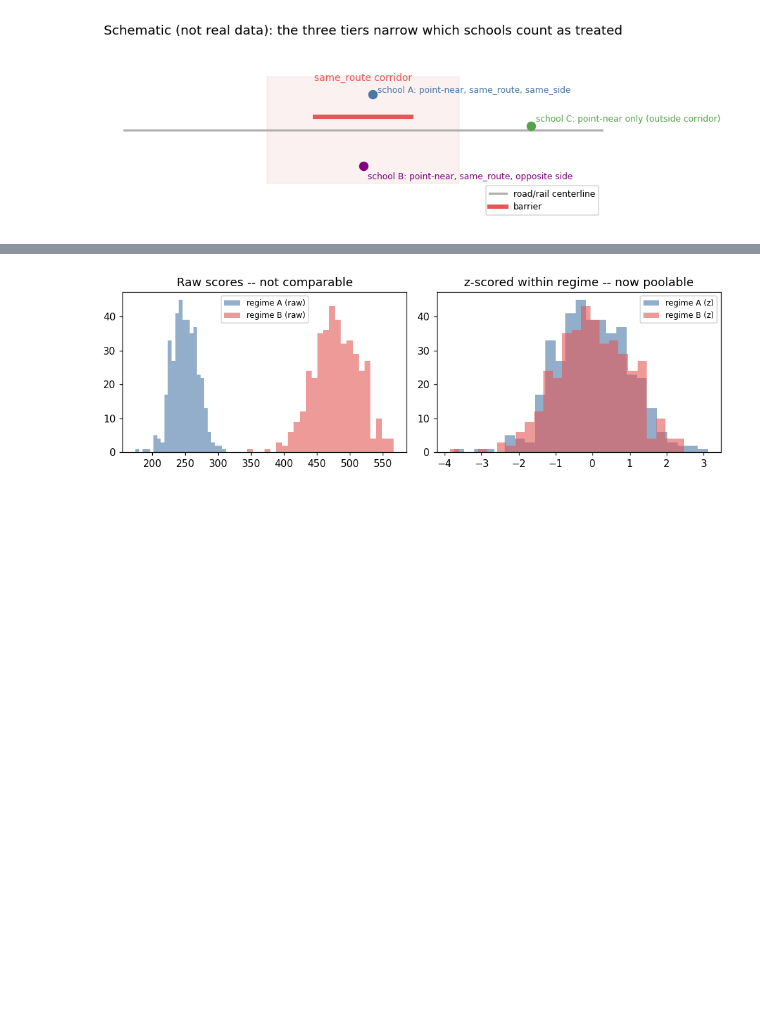
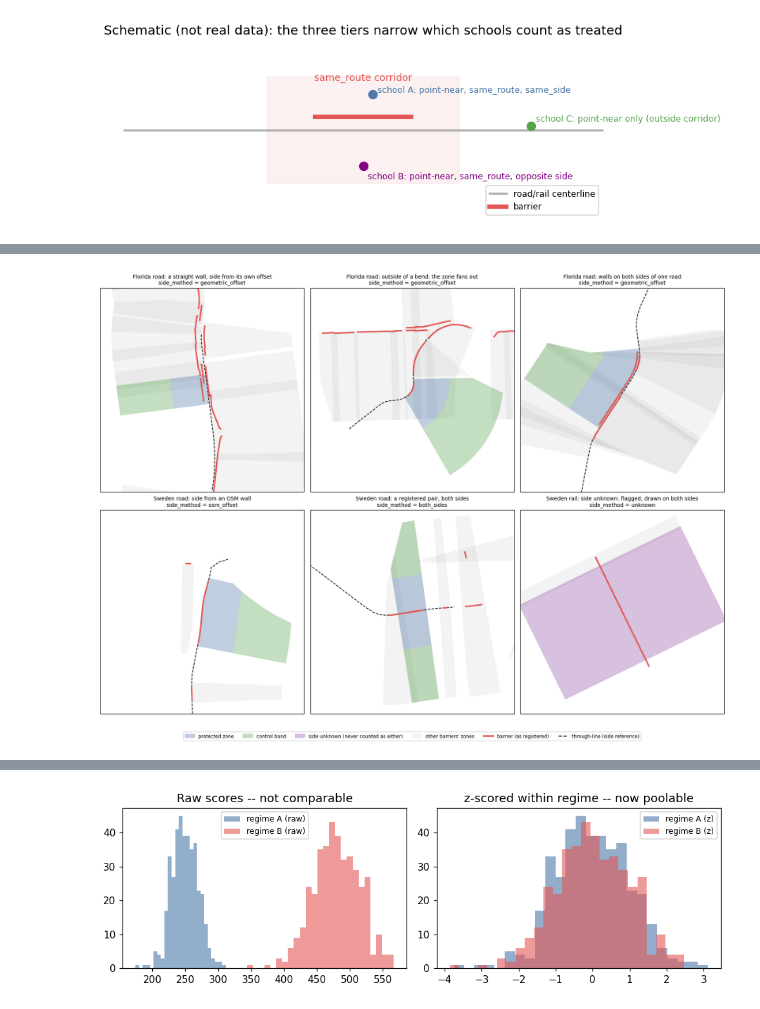
Before and after one commit to felixschulz385/noise-pollution, a Jupyter notebook: src/experiments/shared_methodology.ipynb, the cells around one changed output, grey strips where cells are left out. Saved outputs shown, nothing was run; the diff lists cells and outputs as text; code cells hidden in the pictures; blank space fills up the shorter version.

```diff
--- a/src/experiments/shared_methodology.ipynb
+++ b/src/experiments/shared_methodology.ipynb
@@ -119,0 +346,77 @@ plt.show()
+# %%
+def case_panel(ax, region, kind, br, title, half=1700):
+    L = LAYERS[(region, kind)]
+    wall = L["barriers"].geometry.iloc[br]
+    c = wall.interpolate(0.5, normalized=True)
+    window = shapely.box(c.x - half, c.y - half, c.x + half, c.y + half)
+    for layer, color in ((L["band"], GREEN), (L["zones"], BLUE)):
+        near = layer[layer.intersects(window)]
+        others = near[near["barrier_row"] != br]
+        if len(others):
+            others.plot(ax=ax, color=GREY, alpha=0.15, linewidth=0)
+        own = near[near["barrier_row"] == br]
+        for status, alpha in (("protected", 0.35), ("control_band", 0.35), ("side_unknown", 0.3)):
+            sub = own[own["zone_status"] == status]
+            if len(sub):
+                sub.plot(ax=ax, color=UNKNOWN_PURPLE if status == "side_unknown" else color, alpha=alpha, linewidth=0)
+    gpd.GeoSeries([L["refs"].lines[br]]).plot(ax=ax, color="black", linewidth=1.2, linestyle="--")
+    L["barriers"].iloc[[i for i in L["barriers"].sindex.query(window) if L["category"][i] != "proposed_barrier"]].plot(ax=ax, color=RED, linewidth=2.5)
+    method = L["refs"].table["side_method"].iat[br]
+    ax.set_xlim(c.x - half, c.x + half); ax.set_ylim(c.y - half, c.y + half); ax.set_aspect("equal")
+    ax.set_xticks([]); ax.set_yticks([])
+    ax.set_title(f"{region} {kind}: {title}\nside_method = {method}", fontsize=9)
+
+
+def pick(region, kind, mask, score):
+    """Barrier row with the highest `score` among `mask`, among barriers that have both layers."""
+    L = LAYERS[(region, kind)]
+    ok = np.zeros(len(L["refs"].table), dtype=bool)
+    ok[L["band"]["barrier_row"].dropna().astype(int).unique()] = True
+    s = pd.Series(np.where(mask & ok, score, -np.inf))
+    return int(s.idxmax())
+
+
+fl = LAYERS[("Florida", "road")]
+fl_t = fl["refs"].table
+fl_built = fl["category"] == "fdot_barrier"
+fl_len = fl["barriers"].geometry.length.to_numpy()
+fl_zone_area = fl["zones"].set_index("barrier_row").geometry.area.reindex(range(len(fl_t))).to_numpy()
+# A wall's protected area relative to the rectangle beside its stretch: above 1 on the outside of a bend.
+fl_fill = fl_zone_area / ((fl_t["span_end_m"] - fl_t["span_start_m"] + 100) * PROTECTED_MAX_LATERAL_M).to_numpy()
+fl_mid = shapely.line_interpolate_point(fl["barriers"].geometry.values, 0.5, normalized=True)
+
+
+def across_the_road(br):
+    """Distance to the nearest built wall standing on the other side of this wall's road, beside it."""
+    line, sign = fl["refs"].lines[br], fl_t["barrier_sign"].iat[br]
+    near = [j for j in fl["barriers"].sindex.query(fl_mid[br].buffer(150)) if j != br and fl_built[j]]
+    if not near or not sign:
+        return np.inf
+    sides, offsets = signed_side(line, fl_mid[near])
+    along = shapely.line_locate_point(line, fl_mid[near])
+    beside = (along > fl_t["span_start_m"].iat[br]) & (along < fl_t["span_end_m"].iat[br]) & (sides == -sign)
+    return float(offsets[beside].min()) if beside.any() else np.inf
+
+
+fl_across = np.array([across_the_road(i) if fl_built[i] else np.inf for i in range(len(fl_t))])
+se_road, se_rail = LAYERS[("Sweden", "road")], LAYERS[("Sweden", "rail")]
+cases = [
+    ("Florida", "road", pick("Florida", "road", fl_built & (fl_fill > 0.95), -np.abs(fl_len - 400)), "a straight wall, side from its own offset"),
+    ("Florida", "road", pick("Florida", "road", fl_built & (fl_len > 250), fl_fill), "outside of a bend: the zone fans out"),
+    ("Florida", "road", pick("Florida", "road", fl_built & np.isfinite(fl_across) & (fl_len > 300), -fl_across), "walls on both sides of one road"),
+    ("Sweden", "road", pick("Sweden", "road", se_road["refs"].table["side_method"].eq("osm_offset").to_numpy(), se_road["barriers"].geometry.length.to_numpy()), "side from an OSM wall"),
+    ("Sweden", "road", pick("Sweden", "road", se_road["refs"].table["side_method"].eq("both_sides").to_numpy(), se_road["barriers"].geometry.length.to_numpy()), "a registered pair, both sides"),
+    ("Sweden", "rail", pick("Sweden", "rail", se_rail["refs"].table["side_method"].eq("unknown").to_numpy(), se_rail["barriers"].geometry.length.to_numpy()), "side unknown: flagged, drawn on both sides"),
+]
+fig, axes = plt.subplots(2, 3, figsize=(15, 11))
+for ax, (region, kind, br, title) in zip(axes.ravel(), cases):
+    case_panel(ax, region, kind, br, title)
+handles = [Patch(color=BLUE, alpha=0.35, label="protected zone"), Patch(color=GREEN, alpha=0.35, label="control band"),
+           Patch(color=UNKNOWN_PURPLE, alpha=0.3, label="side unknown (never counted as either)"),
+           Patch(color=GREY, alpha=0.15, label="other barriers' zones"), plt.Line2D([], [], color=RED, linewidth=2.5, label="barrier (as registered)"),
+           plt.Line2D([], [], color="black", linestyle="--", label="through-line (side reference)")]
+fig.legend(handles=handles, loc="lower center", ncol=6, fontsize=8)
+plt.tight_layout(rect=(0, 0.04, 1, 1), h_pad=3)
+plt.show()
+# %% [output]
+[figure, added]
```
Also changed, not shown: parts of 15 cells of this notebook, 1 other file.
